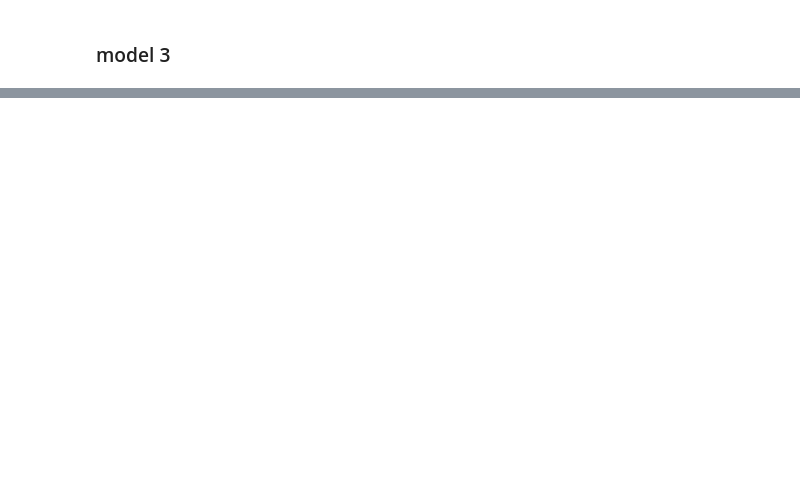
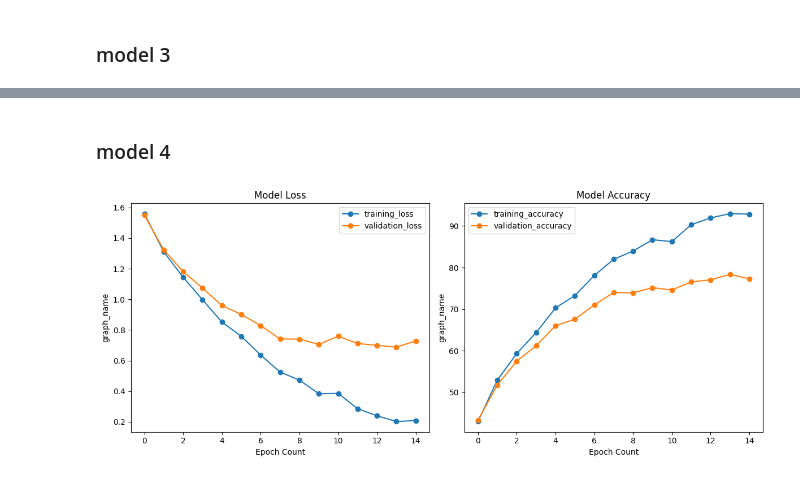
Before and after one commit to jozhw/ai-science-training-series, a Jupyter notebook: homework_responses/2024-02-26_John_Wu_03.ipynb, the cells around one changed output, grey strips where cells are left out. Cells and saved outputs as stored; diff of their text form; code cells hidden in the pictures; blank space fills up the shorter version.

```diff
--- a/homework_responses/2024-02-26_John_Wu_03.ipynb
+++ b/homework_responses/2024-02-26_John_Wu_03.ipynb
@@ -467,0 +525,8 @@ Estimated Total Size (MB): 1650.04
+# %%
+model_4 = Classifier(64, 4, 2)
+
+model_4.cuda()
+
+model_4_optimizer = torch.optim.AdamW(model_4.parameters(), lr=0.001, weight_decay=0.01)
+
+print(summary(model_4, input_size=(batch_size, 3, 32, 32)))
@@ -525,0 +698,2 @@ KeyboardInterrupt:
+# %%
+model_4_results = train_model(number_epoches, model_4, model_4_optimizer)
@@ -540,0 +789,6 @@ graph_results(separate_results(model_2_results), ("Loss", "Accuracy"))
+# %% [markdown]
+### model 4
+# %%
+graph_results(separate_results(model_4_results), ("Loss", "Accuracy"))
+# %% [output]
+[figure, added]
```
Also changed, not shown: parts of 42 cells of this notebook.
